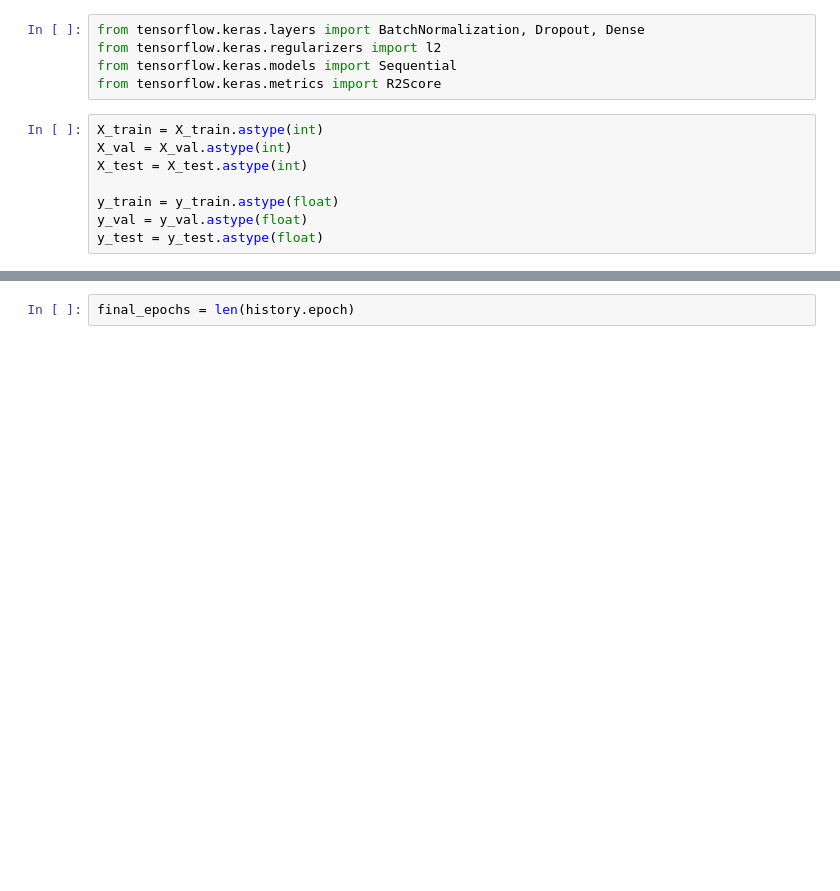
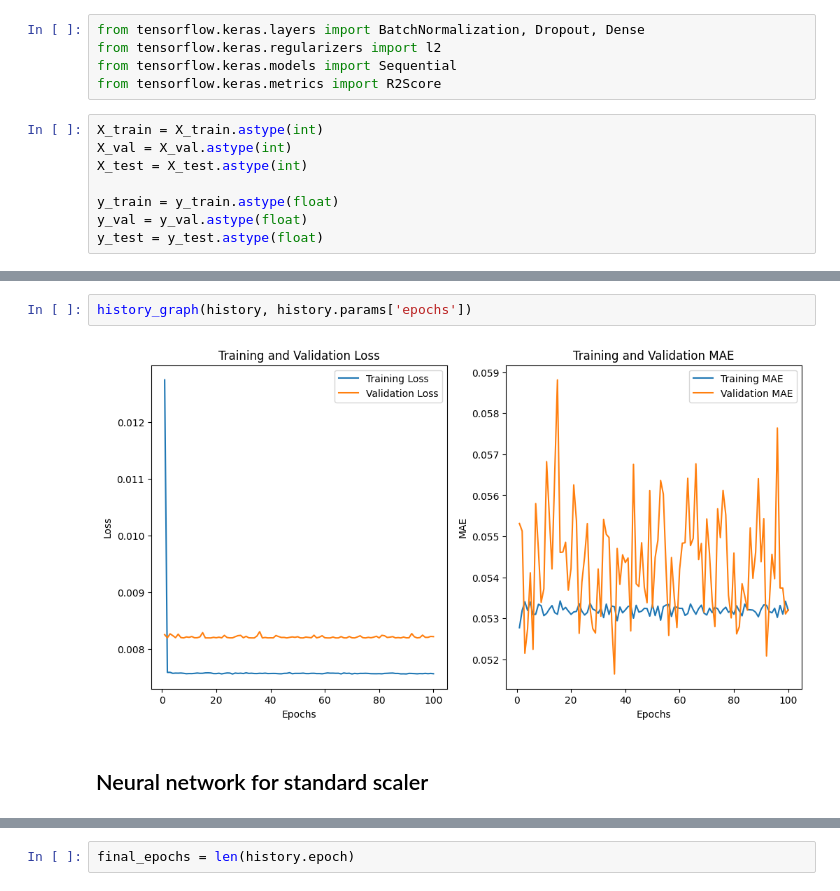
Before and after one commit to suzejka/shelter, a Jupyter notebook: magisterka.ipynb, the cells around one changed output, grey strips where cells are left out. Drawn from its saved outputs; the diff is of its cells as text; blank space fills up the shorter version.

```diff
--- a/magisterka.ipynb
+++ b/magisterka.ipynb
@@ -1214,0 +1319,6 @@ r2_score : -0.109
+# %%
+history_graph(history, history.params['epochs'])
+# %% [output]
+[figure, added]
+# %% [markdown]
+## Neural network for standard scaler
```
Also changed, not shown: parts of 22 cells of this notebook.
